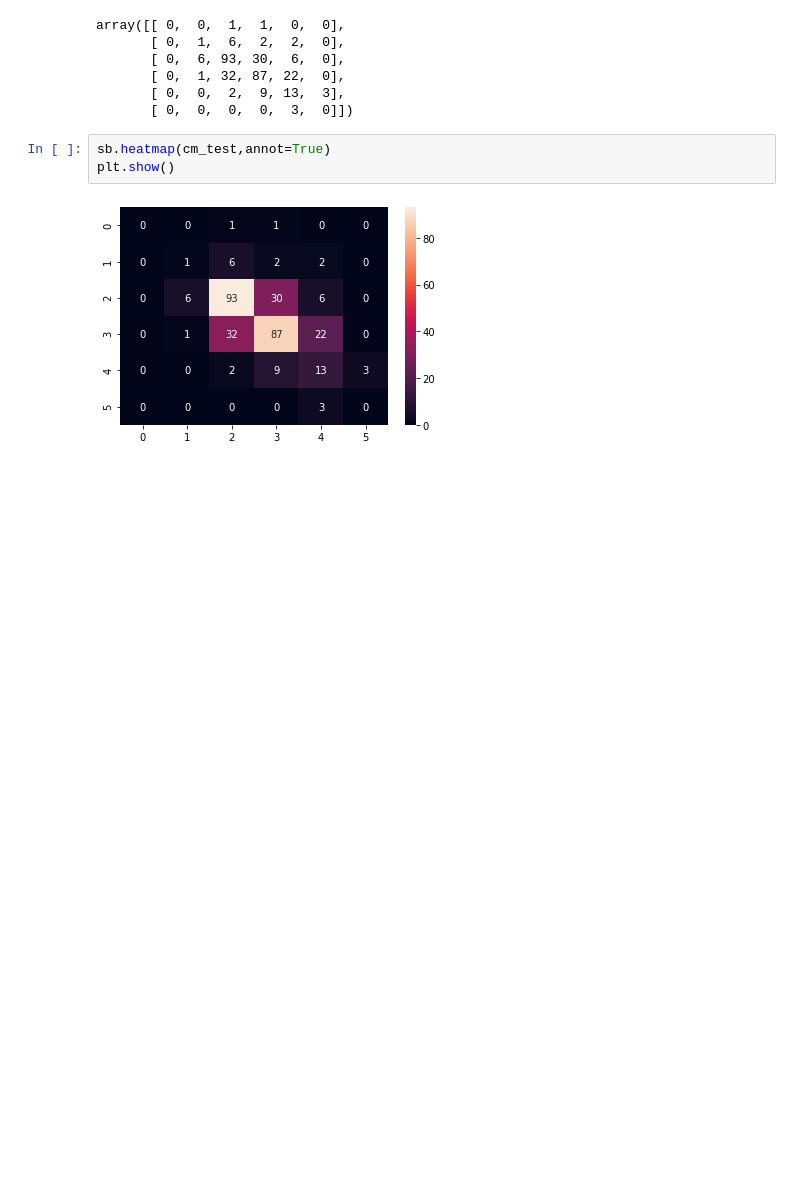
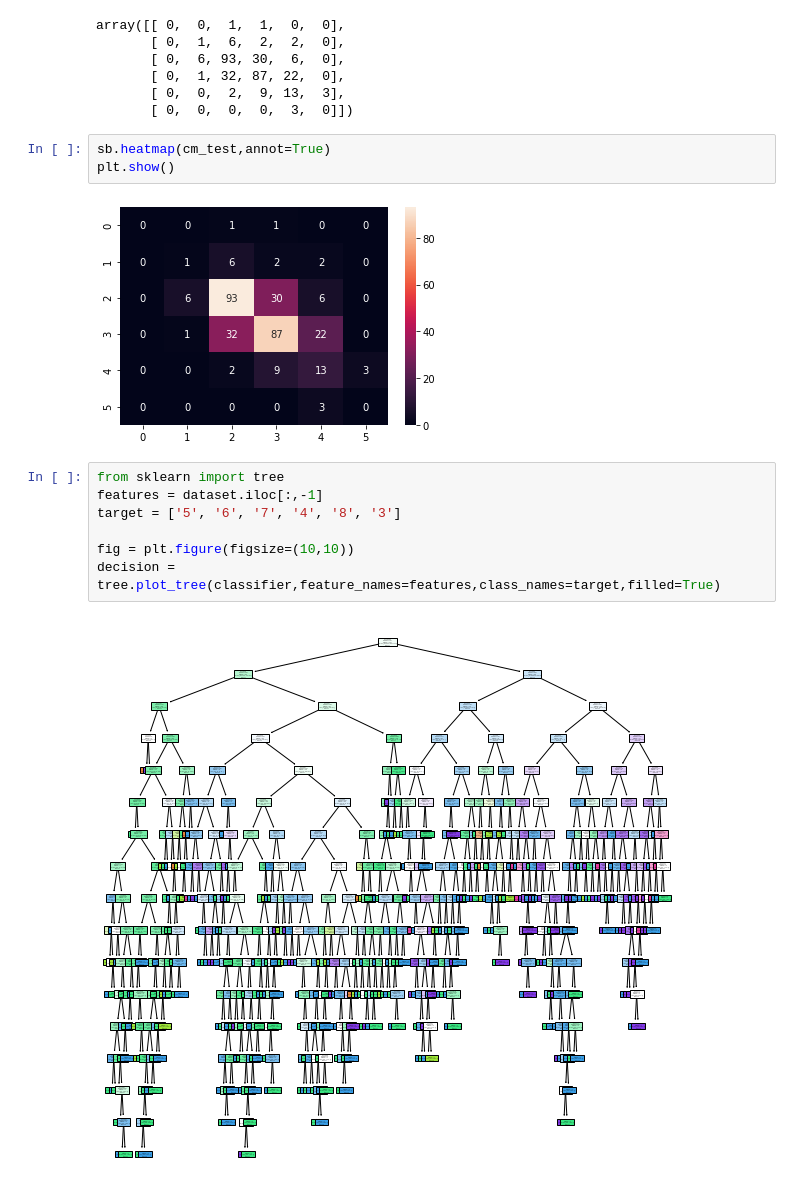
Before and after one commit to Thepetapixl/Python, a Jupyter notebook: plvi/4-Assign.ipynb, the cells around one changed output. Saved outputs shown, nothing was run; the diff lists cells and outputs as text; blank space fills up the shorter version.

```diff
--- a/plvi/4-Assign.ipynb
+++ b/plvi/4-Assign.ipynb
@@ -97,3 +97,12 @@ sb.heatmap(cm_test,annot=True)
 plt.show()
 # %% [output]
 [figure]
+# %%
+from sklearn import tree
+features = dataset.iloc[:,-1]
+target = ['5', '6', '7', '4', '8', '3']
+
+fig = plt.figure(figsize=(10,10))
+decision = tree.plot_tree(classifier,feature_names=features,class_names=target,filled=True)
+# %% [output]
+[figure, added]
```
